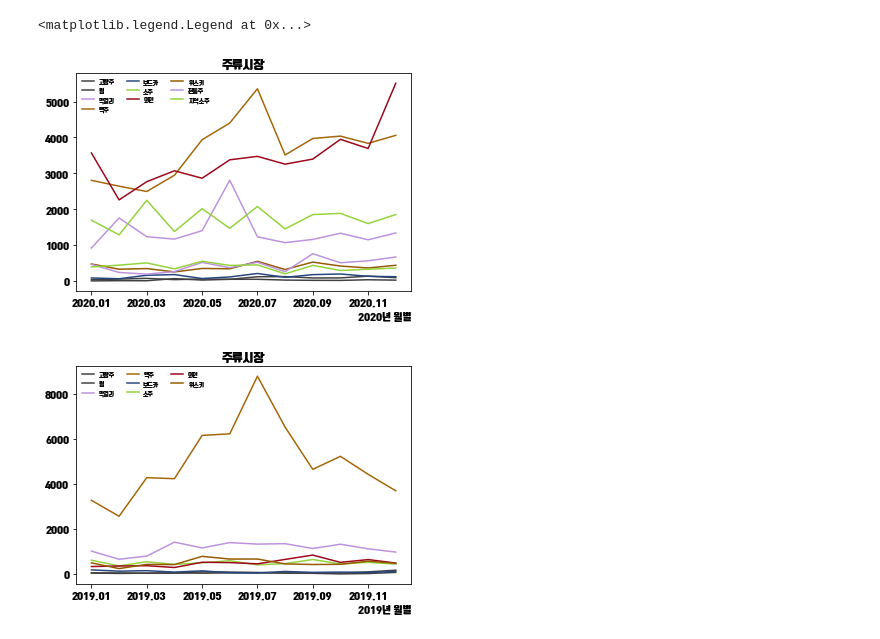
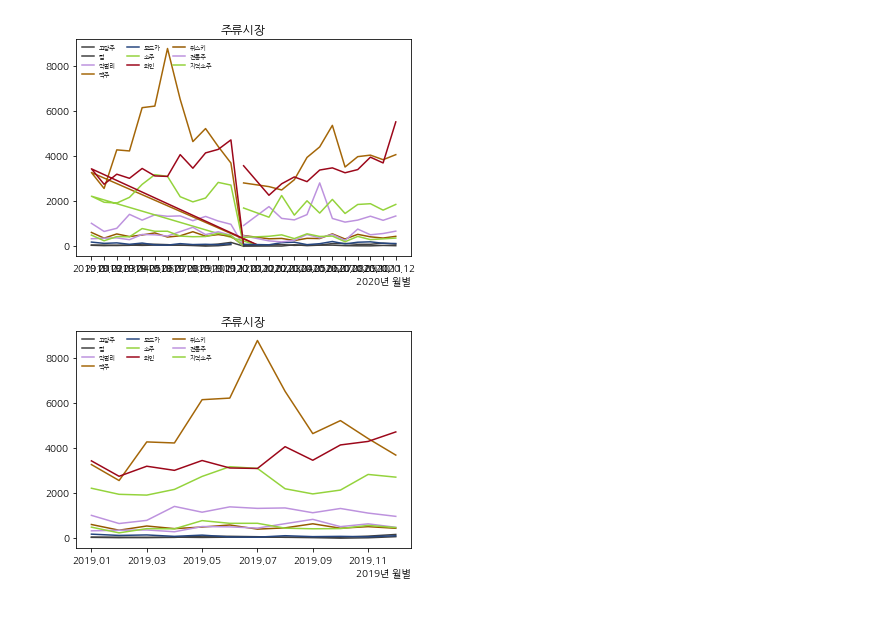
Before and after one commit to BitcampPandamouse/project, a Jupyter notebook: Naver_News_Project/NaverNews_Data_Plot.ipynb, the cells around one changed output. Cells and saved outputs as stored; diff of their text form; code cells hidden in the pictures; blank space fills up the shorter version.

```diff
--- a/Naver_News_Project/NaverNews_Data_Plot.ipynb
+++ b/Naver_News_Project/NaverNews_Data_Plot.ipynb
@@ -10,39 +10,42 @@ import matplotlib.font_manager as fm
 # %%
 import pandas as pd
 import matplotlib.pyplot as plt
 
-plt.rcParams['font.family'] = 'TmonMonsori' # 폰트 설정
+plt.rcParams['font.family'] = 'NanumGothic' # 폰트 설정
 
 folder = ['고량주','럼','막걸리','맥주','보드카','소주','와인','위스키','전통주','지역소주']
 color = ['#404040','#404040','#BD92DE','#A46608','#26467F','#94D33C','#9C071A','#955900','#BD92DE','#94D33C']
+year = [2019,2020]
+for b in year:
+    for a,c in zip(folder,color):
+        df = pd.read_csv('data/네이버%s뉴스_%s년도.csv'%(str(a),b)) ## 데이터 불러오기
+        df = df.drop_duplicates(subset=None,keep='first',inplace=False) ## 중복값 제거
+        df.columns=['num','yyyymmdd','names','title','text'] ## 컬럼이름 변경
+        df['yyyymm'] = df['yyyymmdd'].apply(lambda x: x[0:7]) ## yyyymm 컬럼생성
 
-for a,c in zip(folder,color):
-    df = pd.read_csv('data/네이버%s뉴스_2020년도.csv'%(str(a))) ## 데이터 불러오기
-    df = df.drop_duplicates(subset=None,keep='first',inplace=False) ## 중복값 제거
-    df.columns=['num','yyyymmdd','names','title','text'] ## 컬럼이름 변경
-    df['yyyymm'] = df['yyyymmdd'].apply(lambda x: x[0:7]) ## yyyymm 컬럼생성
+        ## 2021년 1월 데이터 삭제 ##
+        df_drop = df[df['yyyymm']=='2021.01'].index
+        df = df.drop(df_drop)
+        ###########################
 
-    ## 2021년 1월 데이터 삭제 ##
-    df_drop = df[df['yyyymm']=='2021.01'].index
-    df = df.drop(df_drop)
-    ###########################
+        df_groupby = df.groupby(['yyyymm']).agg('size') ## 월별 size 그룹화
+        # df_groupby.plot(color=c)
+        plt.plot(df_groupby,color=c)
 
-    df_groupby = df.groupby(['yyyymm']).agg('size') ## 월별 size 그룹화
-    df_groupby.plot(color=c)
 
 plt.title('주류시장') ## 타이틀 설정
 plt.xlabel('2020년 월별',loc='right')
 plt.legend(['고량주','럼','막걸리','맥주','보드카','소주','와인','위스키','전통주','지역소주'],loc='upper left', ncol = 3, fontsize=6, frameon = False)
+plt.show()
 # %% [output]
-<matplotlib.legend.Legend at 0x...>
-[figure, old version]
+[figure, new version]
 # %%
 import pandas as pd
 import matplotlib.pyplot as plt
 
-plt.rcParams['font.family'] = 'TmonMonsori' # 폰트 설정
+plt.rcParams['font.family'] = 'NanumGothic' # 폰트 설정
 
-folder = ['고량주','럼','막걸리','맥주','보드카','위스키','전통주','지역소주']
+folder = ['고량주','럼','막걸리','맥주','보드카','소주','와인','위스키','전통주','지역소주']
 color = ['#404040','#404040','#BD92DE','#A46608','#26467F','#94D33C','#9C071A','#955900','#BD92DE','#94D33C']
 
 for a,c in zip(folder,color):
@@ -66,7 +69,7 @@ plt.xlabel('2019년 월별',loc='right')
 plt.legend(['고량주','럼','막걸리','맥주','보드카','소주','와인','위스키','전통주','지역소주'],loc='upper left', ncol = 3, fontsize=6, frameon = False)
 plt.show()
 # %% [output]
-[figure, old version]
+[figure, new version]
 # %%
 ## 고량주, 럼(#404040) -> 약간 옅은 검정
 ## 맥주(#A46608) -> 노란색인데 약간 맥주 #A46608
```
Also changed, not shown: 1 other file.
